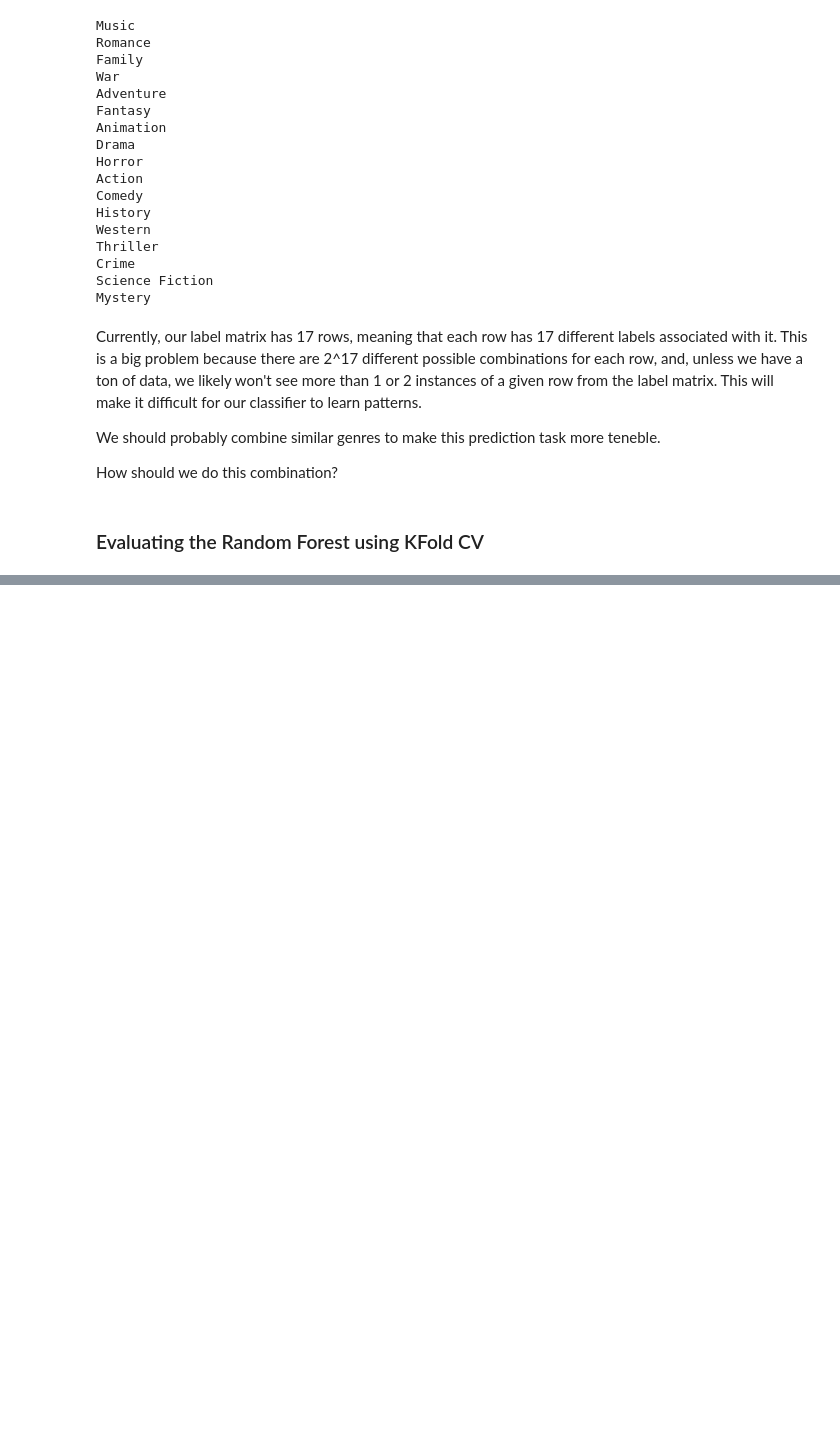
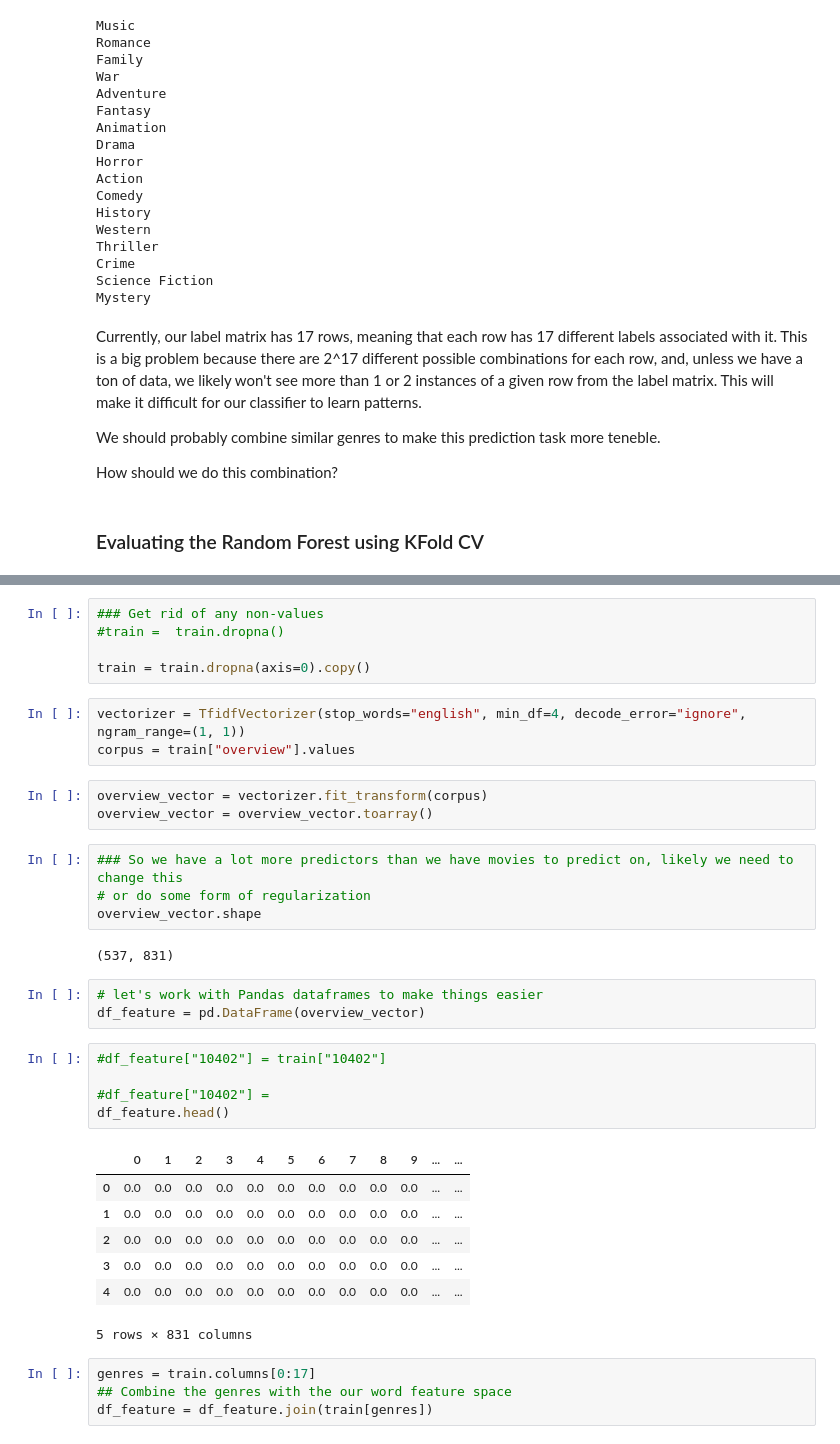
Before and after one commit to noahyonack/cs109b_final, a Jupyter notebook: milestone_3/milestone_3.ipynb, the cells around one changed output, grey strips where cells are left out. Saved outputs shown, nothing was run; the diff lists cells and outputs as text; blank space fills up the shorter version.

```diff
--- a/milestone_3/milestone_3.ipynb
+++ b/milestone_3/milestone_3.ipynb
@@ -248,0 +256,37 @@ Multiprocessing exception:
+# %%
+### Get rid of any non-values
+#train =  train.dropna()
+
+train = train.dropna(axis=0).copy()
+# %%
+vectorizer = TfidfVectorizer(stop_words="english", min_df=4, decode_error="ignore", ngram_range=(1, 1))
+corpus = train["overview"].values
+# %%
+overview_vector = vectorizer.fit_transform(corpus)
+overview_vector = overview_vector.toarray()
+# %%
+### So we have a lot more predictors than we have movies to predict on, likely we need to change this
+# or do some form of regularization
+overview_vector.shape
+# %% [output]
+(537, 831)
+# %%
+# let's work with Pandas dataframes to make things easier
+df_feature = pd.DataFrame(overview_vector)
+# %%
+#df_feature["10402"] = train["10402"]
+
+#df_feature["10402"] =
+df_feature.head()
+# %% [output]
+|  | 0 | 1 | 2 | 3 | 4 | 5 | 6 | 7 | 8 | 9 | ... | ... |
+| 0 | 0.0 | 0.0 | 0.0 | 0.0 | 0.0 | 0.0 | 0.0 | 0.0 | 0.0 | 0.0 | ... | ... |
+| 1 | 0.0 | 0.0 | 0.0 | 0.0 | 0.0 | 0.0 | 0.0 | 0.0 | 0.0 | 0.0 | ... | ... |
+| 2 | 0.0 | 0.0 | 0.0 | 0.0 | 0.0 | 0.0 | 0.0 | 0.0 | 0.0 | 0.0 | ... | ... |
+| 3 | 0.0 | 0.0 | 0.0 | 0.0 | 0.0 | 0.0 | 0.0 | 0.0 | 0.0 | 0.0 | ... | ... |
+| 4 | 0.0 | 0.0 | 0.0 | 0.0 | 0.0 | 0.0 | 0.0 | 0.0 | 0.0 | 0.0 | ... | ... |
+5 rows × 831 columns
+# %%
+genres = train.columns[0:17]
+## Combine the genres with the our word feature space
+df_feature = df_feature.join(train[genres])
```
Also changed, not shown: parts of 14 cells of this notebook.
